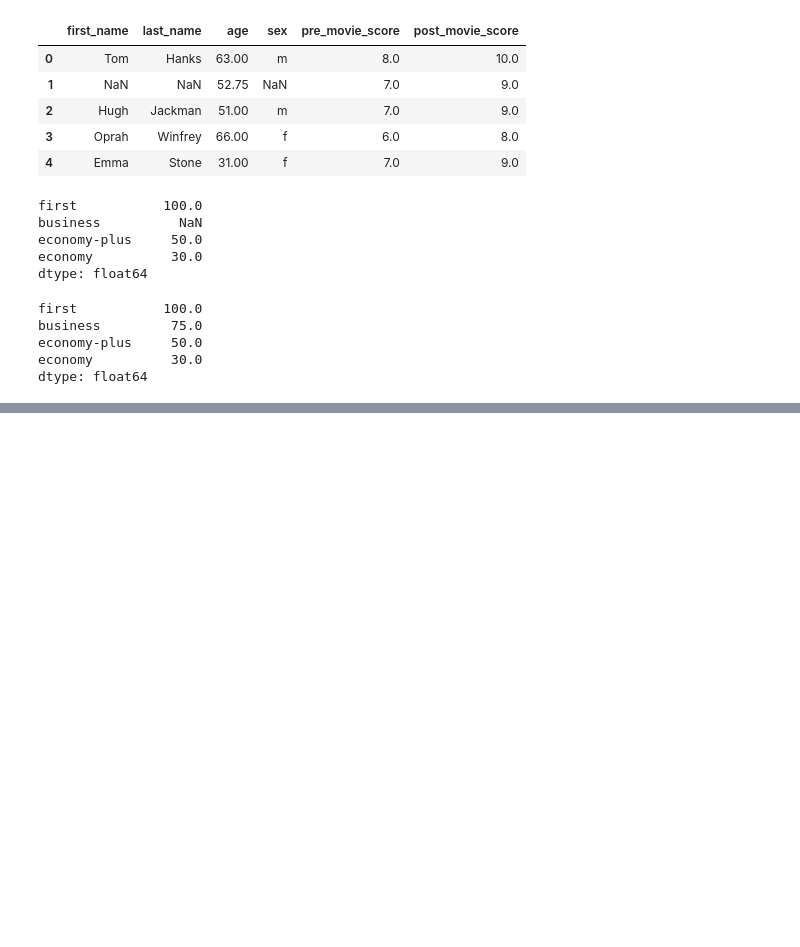
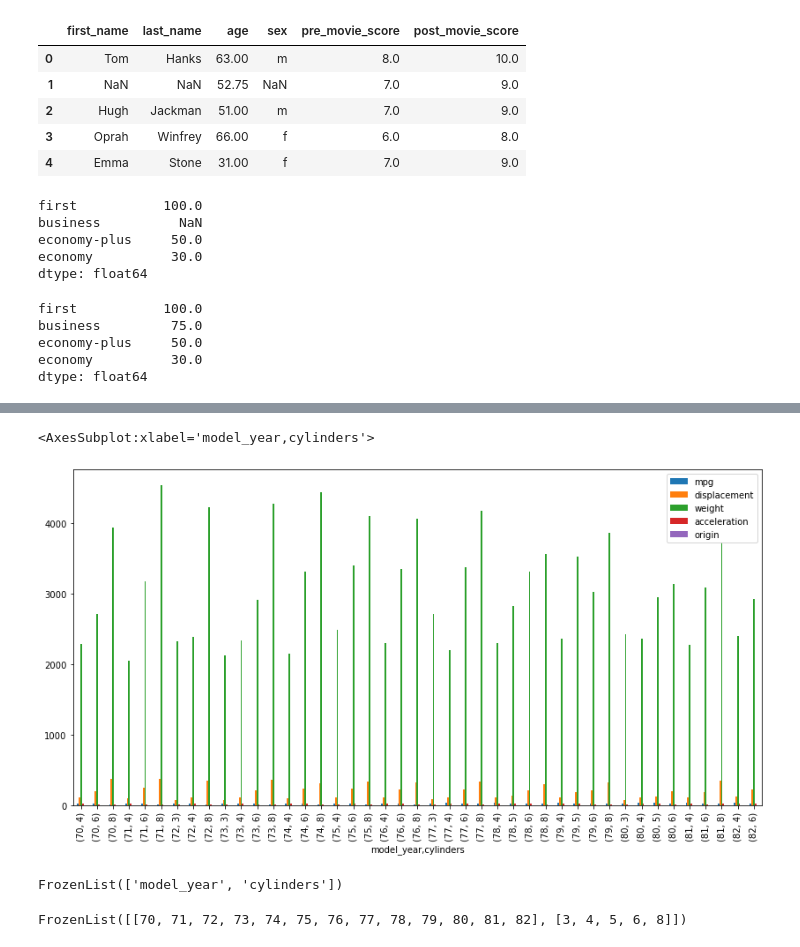
Before and after one commit to deepan-py/MLDS, a Jupyter notebook: PANDAS_/intro_.ipynb, the cells around one changed output, grey strips where cells are left out. Cells and saved outputs as stored; diff of their text form; code cells hidden in the pictures; blank space fills up the shorter version.

```diff
--- a/PANDAS_/intro_.ipynb
+++ b/PANDAS_/intro_.ipynb
@@ -1544,0 +1667,2 @@ dtype: float64
+# %%
+df = pd.read_csv('mpg.csv')
@@ -1544,0 +1739,2 @@ dtype: float64
+# %%
+a = df.groupby(['model_year', 'cylinders']).mean()
@@ -1544,0 +1751,13 @@ dtype: float64
+# %%
+a.plot(kind='bar',figsize=(14,7))
+# %% [output]
+<AxesSubplot:xlabel='model_year,cylinders'>
+[figure, added]
+# %%
+a.index.names
+# %% [output]
+FrozenList(['model_year', 'cylinders'])
+# %%
+a.index.levels
+# %% [output]
+FrozenList([[70, 71, 72, 73, 74, 75, 76, 77, 78, 79, 80, 81, 82], [3, 4, 5, 6, 8]])
```
Also changed, not shown: parts of 38 cells of this notebook.
